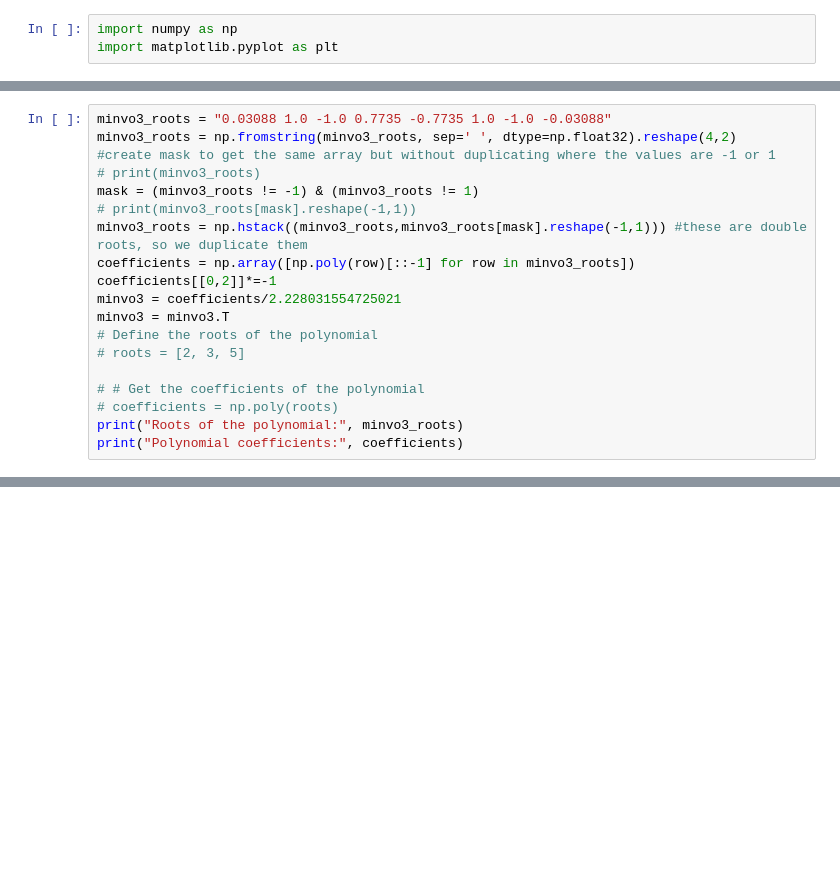
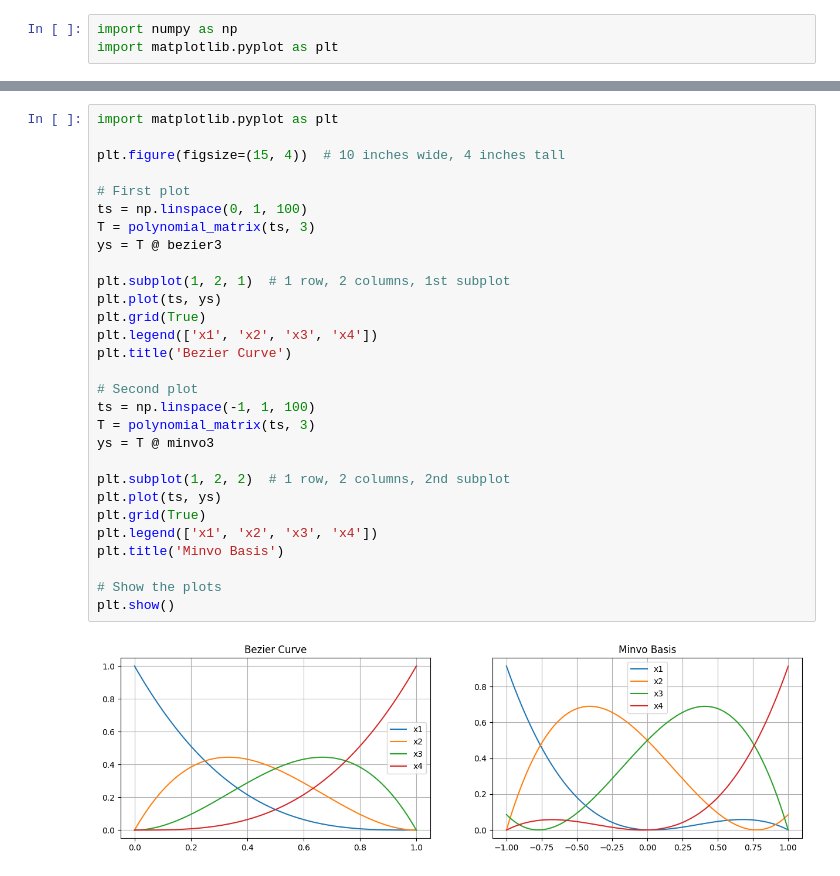
Before and after one commit to enac-drones/flighthouse, a Jupyter notebook: flighthouse/splines/path_generator.ipynb, the cells around one changed output, grey strips where cells are left out. Drawn from its saved outputs; the diff is of its cells as text; blank space fills up the shorter version.

```diff
--- a/flighthouse/splines/path_generator.ipynb
+++ b/flighthouse/splines/path_generator.ipynb
@@ -49,19 +90,0 @@ array([[-1, -2, -3],
-# %%
-minvo3_roots = "0.03088 1.0 -1.0 0.7735 -0.7735 1.0 -1.0 -0.03088"
-minvo3_roots = np.fromstring(minvo3_roots, sep=' ', dtype=np.float32).reshape(4,2)
-#create mask to get the same array but without duplicating where the values are -1 or 1
-# print(minvo3_roots)
-mask = (minvo3_roots != -1) & (minvo3_roots != 1)
-# print(minvo3_roots[mask].reshape(-1,1))
-minvo3_roots = np.hstack((minvo3_roots,minvo3_roots[mask].reshape(-1,1))) #these are double roots, so we duplicate them
-coefficients = np.array([np.poly(row)[::-1] for row in minvo3_roots])
-coefficients[[0,2]]*=-1
-minvo3 = coefficients/2.228031554725021
-minvo3 = minvo3.T
-# Define the roots of the polynomial
-# roots = [2, 3, 5]
-
-# # Get the coefficients of the polynomial
-# coefficients = np.poly(roots)
-print("Roots of the polynomial:", minvo3_roots)
-print("Polynomial coefficients:", coefficients)
@@ -178,0 +192,31 @@ plt.legend(['x1', 'x2', 'x3', 'x4'])
+# %%
+import matplotlib.pyplot as plt
+
+plt.figure(figsize=(15, 4))  # 10 inches wide, 4 inches tall
+
+# First plot
+ts = np.linspace(0, 1, 100)
+T = polynomial_matrix(ts, 3)
+ys = T @ bezier3
+
+plt.subplot(1, 2, 1)  # 1 row, 2 columns, 1st subplot
+plt.plot(ts, ys)
+plt.grid(True)
+plt.legend(['x1', 'x2', 'x3', 'x4'])
+plt.title('Bezier Curve')
+
+# Second plot
+ts = np.linspace(-1, 1, 100)
+T = polynomial_matrix(ts, 3)
+ys = T @ minvo3
+
+plt.subplot(1, 2, 2)  # 1 row, 2 columns, 2nd subplot
+plt.plot(ts, ys)
+plt.grid(True)
+plt.legend(['x1', 'x2', 'x3', 'x4'])
+plt.title('Minvo Basis')
+
+# Show the plots
+plt.show()
+# %% [output]
+[figure, added]
```
Also changed, not shown: parts of 13 cells of this notebook, 2 other files.
